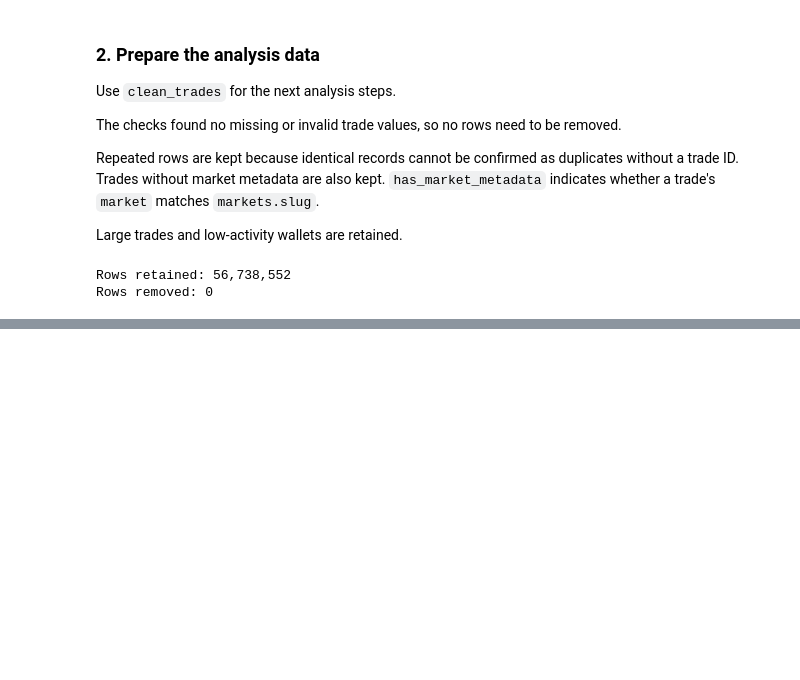
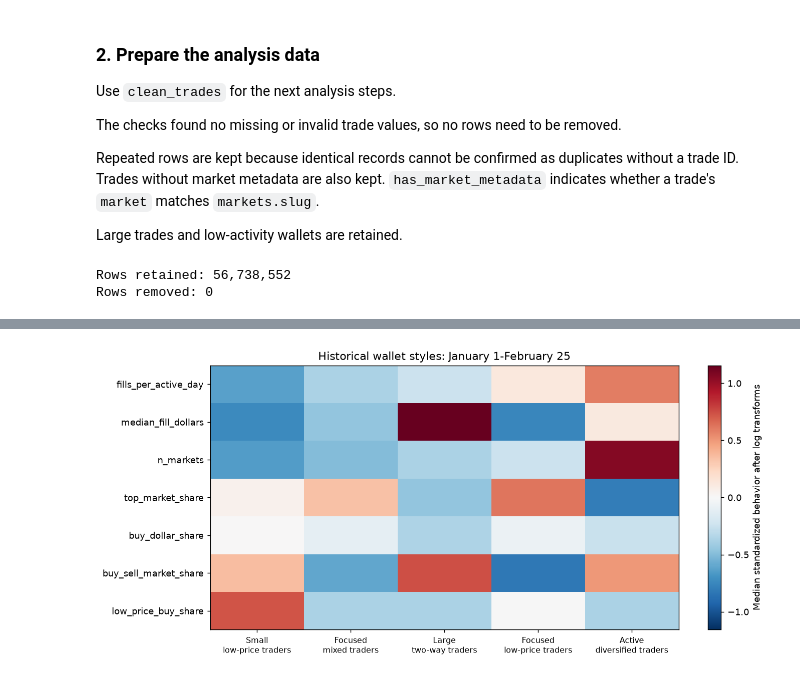
Before and after one commit to Cumuifreer/ucla-stats161-project, a Jupyter notebook: midterm.ipynb, the cells around one changed output, grey strips where cells are left out. Drawn from its saved outputs; the diff is of its cells as text; code cells hidden in the pictures; blank space fills up the shorter version.

Commit message:
Wallet Clustering

```diff
--- a/midterm.ipynb
+++ b/midterm.ipynb
@@ -654,0 +338,28 @@ wallet_profiles.head(6)
+# %%
+log_features = ["fills_per_active_day", "median_fill_dollars", "n_markets"]
+inputs = profile_data[cluster_features].astype(float).copy()
+inputs[log_features] = np.log1p(inputs[log_features])
+training_mask = profile_data["window"].eq(1)
+
+scaler = StandardScaler().fit(inputs.loc[training_mask])
+X_train = scaler.transform(inputs.loc[training_mask])
+X_all = scaler.transform(inputs)
+style_model = GaussianMixture(
+    n_components=5, covariance_type="full", n_init=3,
+    reg_covar=1e-4, max_iter=500, random_state=161,
+).fit(X_train)
+
+training_profiles = profile_data.loc[training_mask].copy()
+training_profiles["component"] = style_model.predict(X_train)
+component_order = training_profiles.groupby("component")["fills_per_active_day"].median().sort_values().index
+component_labels = {int(component): f"Style {i + 1}" for i, component in enumerate(component_order)}
+profile_data["style"] = pd.Series(style_model.predict(X_all)).map(component_labels).to_numpy()
+training_profiles = profile_data.loc[training_mask].copy()
+
+style_names = {
+    "Style 1": "Small low-price traders",
+    "Style 2": "Focused mixed traders",
+    "Style 3": "Large two-way traders",
+    "Style 4": "Focused low-price traders",
+    "Style 5": "Active diversified traders",
+}
@@ -654,0 +402,15 @@ wallet_profiles.head(6)
+# %%
+heatmap = pd.DataFrame(X_train, columns=cluster_features).assign(
+    style=training_profiles["style"].to_numpy()
+).groupby("style").median().T
+fig, ax = plt.subplots(figsize=(11, 5))
+limit = max(1, np.abs(heatmap.to_numpy()).max())
+image = ax.imshow(heatmap, cmap="RdBu_r", vmin=-limit, vmax=limit, aspect="auto")
+ax.set_xticks(range(5), [style_names[style].replace(" ", "\n", 1) for style in heatmap.columns], fontsize=9)
+ax.set_yticks(range(len(cluster_features)), cluster_features)
+ax.set_title("Historical wallet styles: January 1-February 25")
+fig.colorbar(image, ax=ax, label="Median standardized behavior after log transforms")
+plt.tight_layout()
+plt.show()
+# %% [output]
+[figure, added]
```
Also changed, not shown: parts of 60 cells of this notebook, 1 other file.
